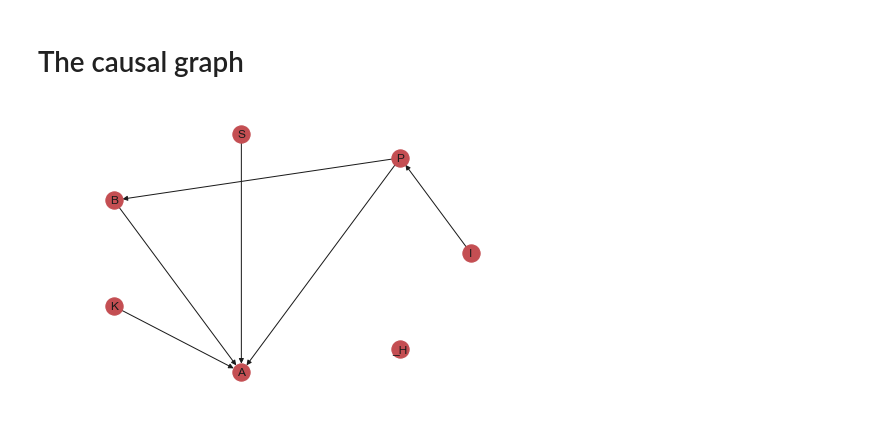
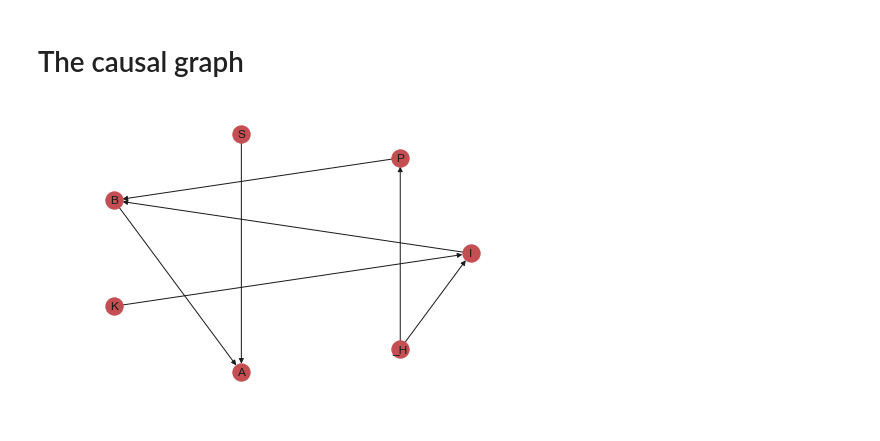
Before and after one commit to The-very-most-awesome-team-of-cool-kids/02463_Causality, a Jupyter notebook: Causality.ipynb, the cells around one changed output. Cells and saved outputs as stored; diff of their text form; code cells hidden in the pictures.

```diff
--- a/Causality.ipynb
+++ b/Causality.ipynb
@@ -161,8 +259,21 @@ data_a1.corr()
 # %%
 G = nx.DiGraph()
 G.add_nodes_from(["I", "P", "S", "B", "K", "A", "_H"])
 G.add_edges_from([("S", "A"), ("B", "A"), ("K", "A"), ('P', 'B'), ('P', 'A'), ('I', 'P')])
 
-nx.draw_shell(G, with_labels = True)
+
+# initial graph
+
+G1 = nx.DiGraph()
+G1.add_nodes_from(["I", "P", "S", "B", "K", "A", "_H"])
+G1.add_edges_from([("S", "A"), ("B", "A"), ("I", "B"), ("P", "B"), ("K", "I"), ("_H", "I"), ("_H", "P")])
+
+#final
+
+G_final = nx.DiGraph()
+G_final.add_nodes_from(["I", "P", "S", "B", "K", "A", "_H"])
+G_final.add_edges_from([("S", "A"), ("B", "A"), ("I", "B"), ("P", "B"), ("K", "I"), ("_H", "I"), ("_H", "P")])
+
+nx.draw_shell(G_final, with_labels = True)
 # %% [output]
-[figure, old version]
+[figure, new version]
```
Also changed, not shown: parts of 5 cells of this notebook, 7 other files.
